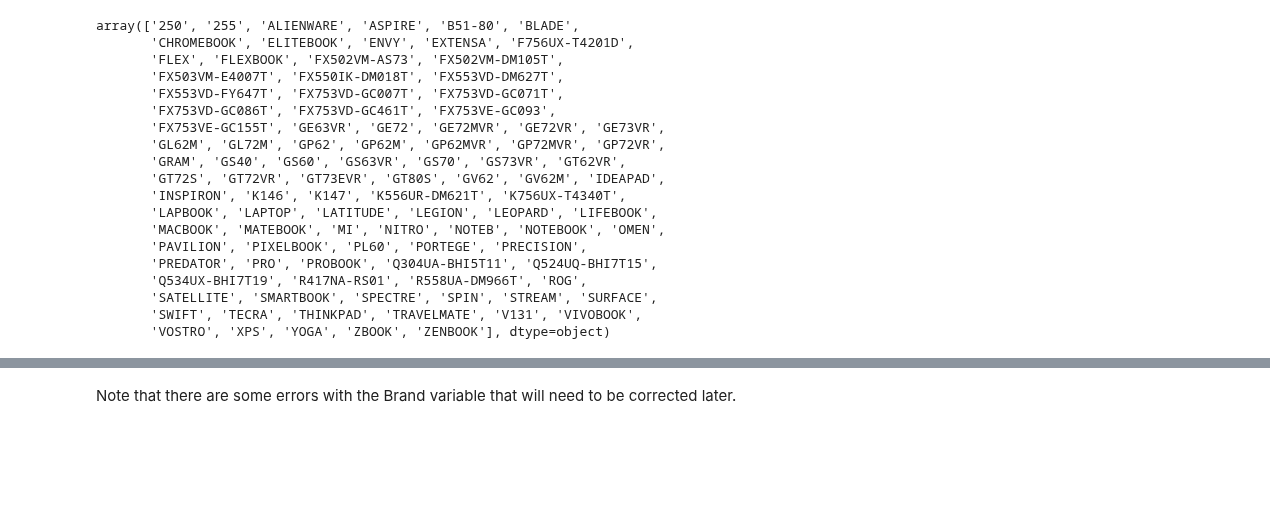
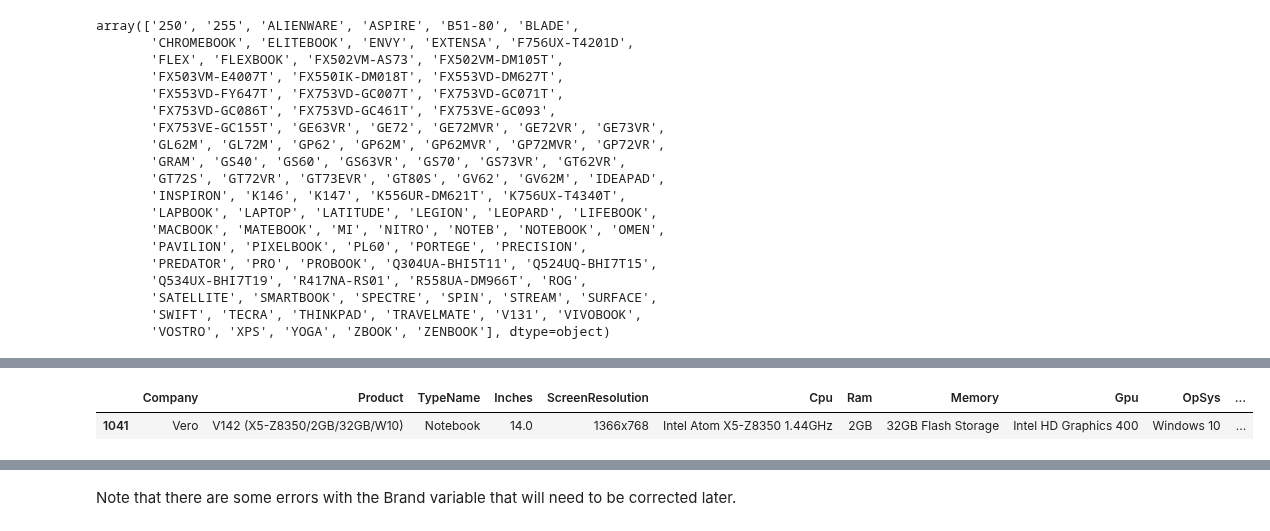
Before and after one commit to ryan-ferns/project_laptop_prices, a Jupyter notebook: laptop-prices-project.ipynb, the cells around one changed output, grey strips where cells are left out. Saved outputs shown, nothing was run; the diff lists cells and outputs as text; code cells hidden in the pictures; blank space fills up the shorter version.

```diff
--- a/laptop-prices-project.ipynb
+++ b/laptop-prices-project.ipynb
@@ -2771,3 +2775,8 @@ train[(train['Brand'] == 'FX502VM-AS73')]
+# %%
+test[(test['Brand'] == 'V142')]
+# %% [output]
+|  | Company | Product | TypeName | Inches | ScreenResolution | Cpu | Ram | Memory | Gpu | OpSys | ... |
+| 1041 | Vero | V142 (X5-Z8350/2GB/32GB/W10) | Notebook | 14.0 | 1366x768 | Intel Atom X5-Z8350 1.44GHz | 2GB | 32GB Flash Storage | Intel HD Graphics 400 | Windows 10 | ... |
 # %%
 train[(train['Brand'] == 'Envy') | (train['Brand'] == 'ENVY')]
 # %% [output]
```
Also changed, not shown: parts of 16 cells of this notebook.
